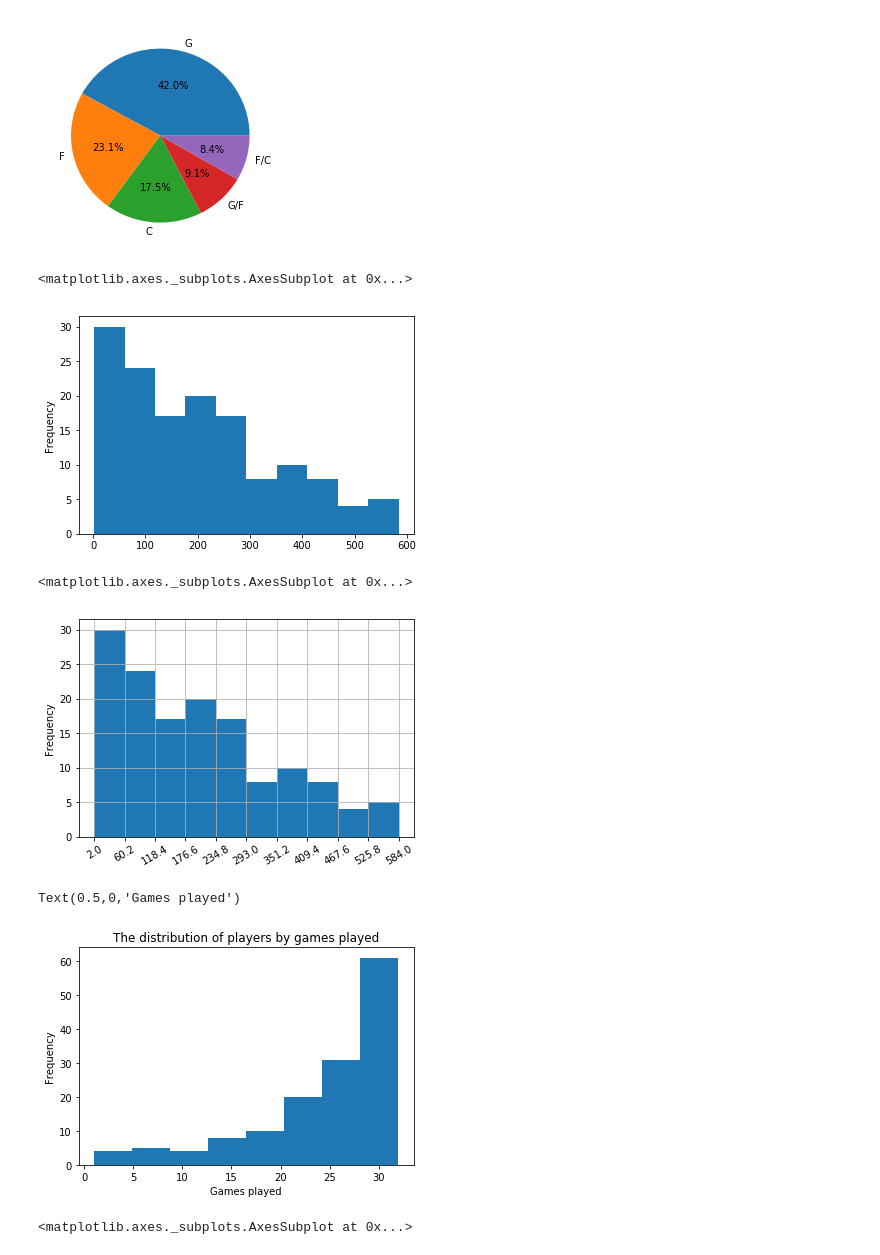
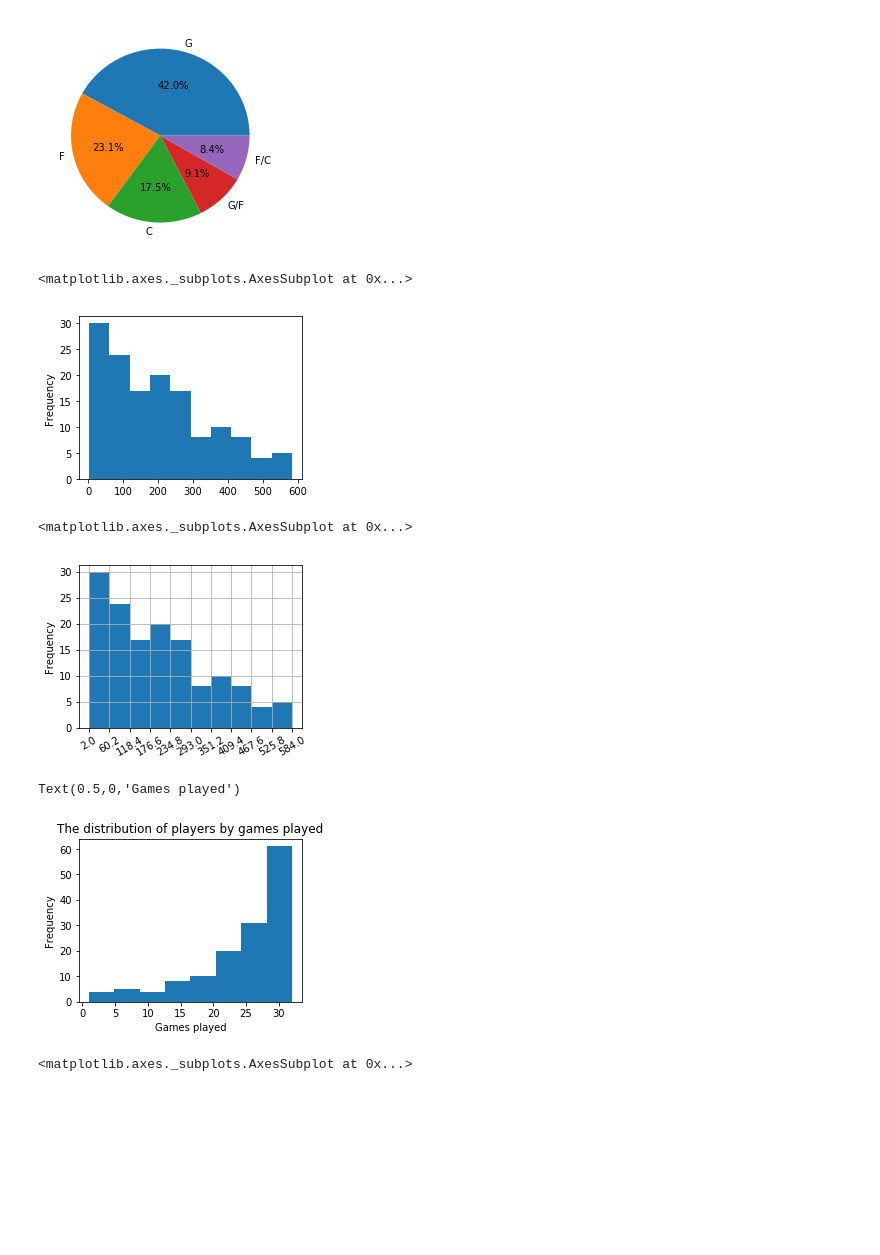
Before and after one commit to Xuehong-pdx/Self-directed-learning-Python_Projects, a Jupyter notebook: using statistical methods.ipynb, the cells around one changed output. Drawn from its saved outputs; the diff is of its cells as text; code cells hidden in the pictures; blank space fills up the shorter version.

```diff
--- a/using statistical methods.ipynb
+++ b/using statistical methods.ipynb
@@ -345,22 +348,25 @@ plt.ylabel('')
 Text(0,0.5,'')
 [figure]
 # %%
+plt.figure(figsize=(4,3))
 wnba['PTS'].plot.hist()
 # %% [output]
 <matplotlib.axes._subplots.AxesSubplot at 0x...>
-[figure, old version]
+[figure, new version]
 # %%
 from numpy import arange
+plt.figure(figsize=(4,3))
 wnba['PTS'].plot.hist(grid = True, xticks = arange(2,585,58.2), rot = 30)
 # %% [output]
 <matplotlib.axes._subplots.AxesSubplot at 0x...>
-[figure, old version]
+[figure, new version]
 # %%
+plt.figure(figsize=(4,3))
 wnba['Games Played'].plot.hist(range = (1,32), bins=8, title='The distribution of players by games played')
 plt.xlabel('Games played')
 # %% [output]
 Text(0.5,0,'Games played')
-[figure, old version]
+[figure, new version]
 # %%
 import seaborn as sns
 sns.set()
```
Also changed, not shown: parts of 67 cells of this notebook.
